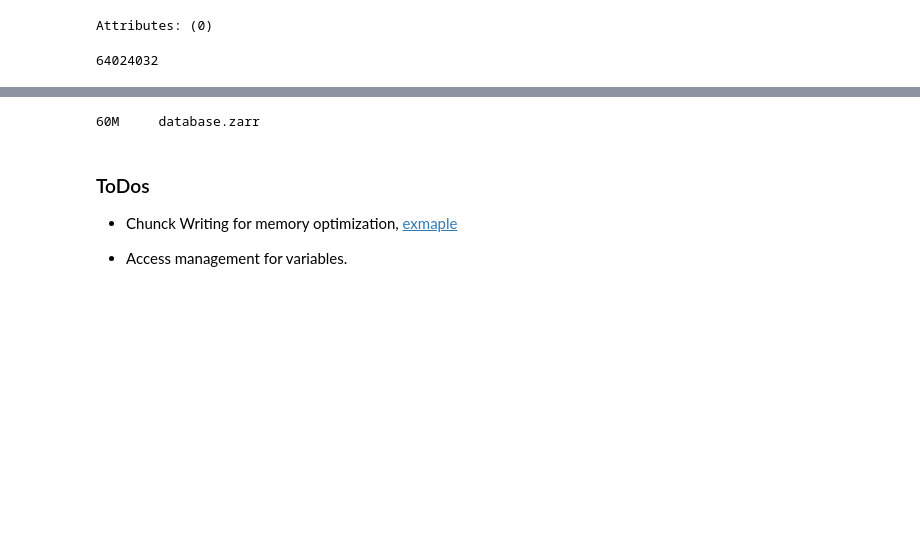
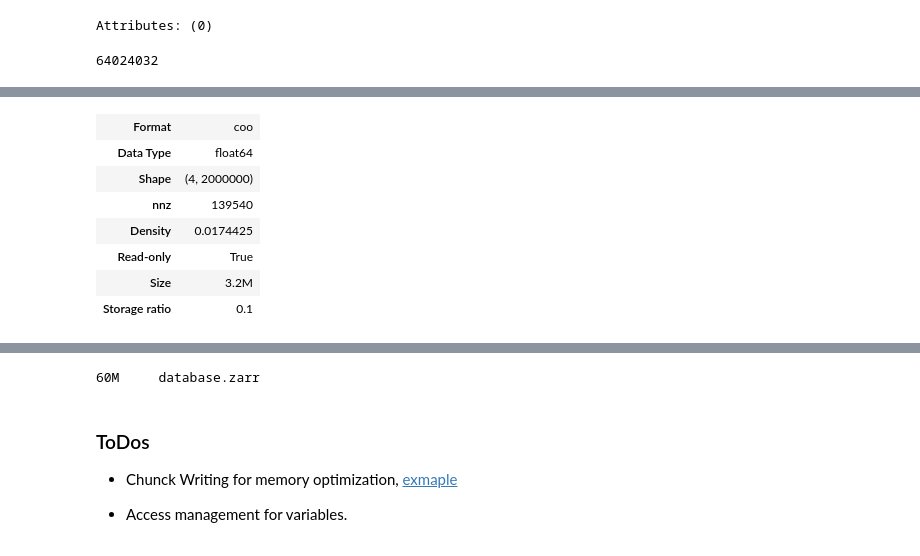
Before and after one commit to MotionbyLearning/example_scripts, a Jupyter notebook: xarray_insar_example.ipynb, the cells around one changed output, grey strips where cells are left out. Saved outputs shown, nothing was run; the diff lists cells and outputs as text; code cells hidden in the pictures; blank space fills up the shorter version.

Commit message:
add xarray sparse array example

```diff
--- a/xarray_insar_example.ipynb
+++ b/xarray_insar_example.ipynb
@@ -183,0 +195,14 @@ Data variables:
+# %%
+from scipy import sparse as scisp
+dense = da_dense.data
+spm = sparse.COO.from_numpy(da_dense.data)
+spm
+# %% [output]
+| Format | coo |
+| Data Type | float64 |
+| Shape | (4, 2000000) |
+| nnz | 139540 |
+| Density | 0.0174425 |
+| Read-only | True |
+| Size | 3.2M |
+| Storage ratio | 0.1 |
```
Also changed, not shown: parts of 11 cells of this notebook.
